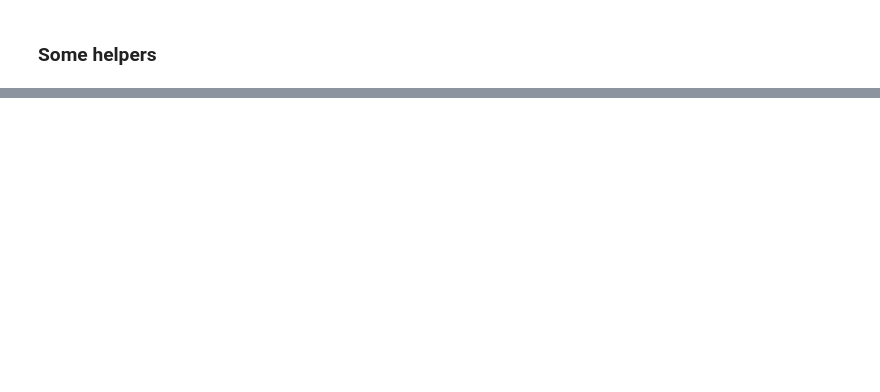
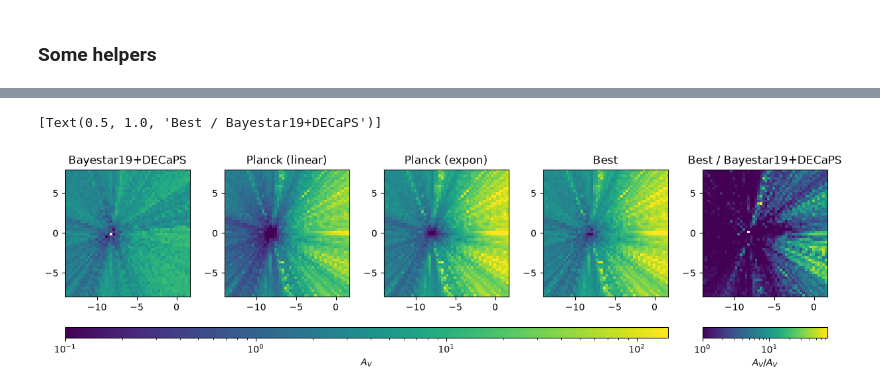
Before and after one commit to emilyhunt/gaianir-open-clusters, a Jupyter notebook: prototypes/dust_model/planck_map.ipynb, the cells around one changed output, grey strips where cells are left out. Saved outputs shown, nothing was run; the diff lists cells and outputs as text; code cells hidden in the pictures; blank space fills up the shorter version.

```diff
--- a/prototypes/dust_model/planck_map.ipynb
+++ b/prototypes/dust_model/planck_map.ipynb
@@ -153,0 +250,47 @@ plt.gca().set(xscale="log", yscale="log")
+# %%
+planck_dust = planck_3d.query(coords).reshape(resolution, resolution)
+planck_dust_expon = planck_3d.query(coords, mode="expon").reshape(resolution, resolution)
+bayestar_dust = (
+    3.1 * 0.84 * bayestar.query(coords, mode="best").reshape(resolution, resolution)
+)
+decaps_dust = 3.1 * decaps.query(coords).reshape(resolution, resolution)
+# %%
+base_dust = np.where(np.isfinite(decaps_dust), decaps_dust, bayestar_dust)
+max_dust = np.where(planck_dust > base_dust, planck_dust, base_dust)
+max_dust_expon = np.where(planck_dust_expon > base_dust, planck_dust_expon, base_dust)
+# %%
+fig, ax = plt.subplots(ncols=5, figsize=(12, 5), layout="constrained")
+
+max_dust = planck_dust.max()
+
+extent = [
+    x_values.min() * 1e-3,
+    x_values.max() * 1e-3,
+    y_values.min() * 1e-3,
+    y_values.max() * 1e-3,
+]
+
+common_kwargs = dict(
+    origin="lower", vmin=0.1, vmax=max_dust, cmap="viridis", extent=extent, norm="log"
+)
+
+ax[0].imshow(base_dust, **common_kwargs)
+ax[1].imshow(planck_dust, **common_kwargs)
+ax[2].imshow(planck_dust_expon, **common_kwargs)
+image = ax[3].imshow(max_dust_expon, **common_kwargs)
+image_ratio = ax[4].imshow(max_dust_expon / base_dust, extent=extent, norm="log")
+
+fig.colorbar(image, ax=ax[:-1], orientation="horizontal", aspect=60, label="$A_V$")
+fig.colorbar(image_ratio, ax=ax[-1], orientation="horizontal", aspect=12, label="$A_V / A_V$")
+
+ax[0].set(title="Bayestar19+DECaPS")
+ax[1].set(title="Planck (linear)")
+ax[2].set(title="Planck (expon)")
+ax[3].set(title="Best")
+ax[4].set(title="Best / Bayestar19+DECaPS")
+# ax[0].scatter(x, y, c=decaps_dust, s=5, norm="log", vmax=100)
+
+# ax[1].scatter(x, y, c=planck_dust, s=5, norm="log", vmax=100)
+# %% [output]
+[Text(0.5, 1.0, 'Best / Bayestar19+DECaPS')]
+[figure, added]
```
Also changed, not shown: parts of 13 cells of this notebook.
